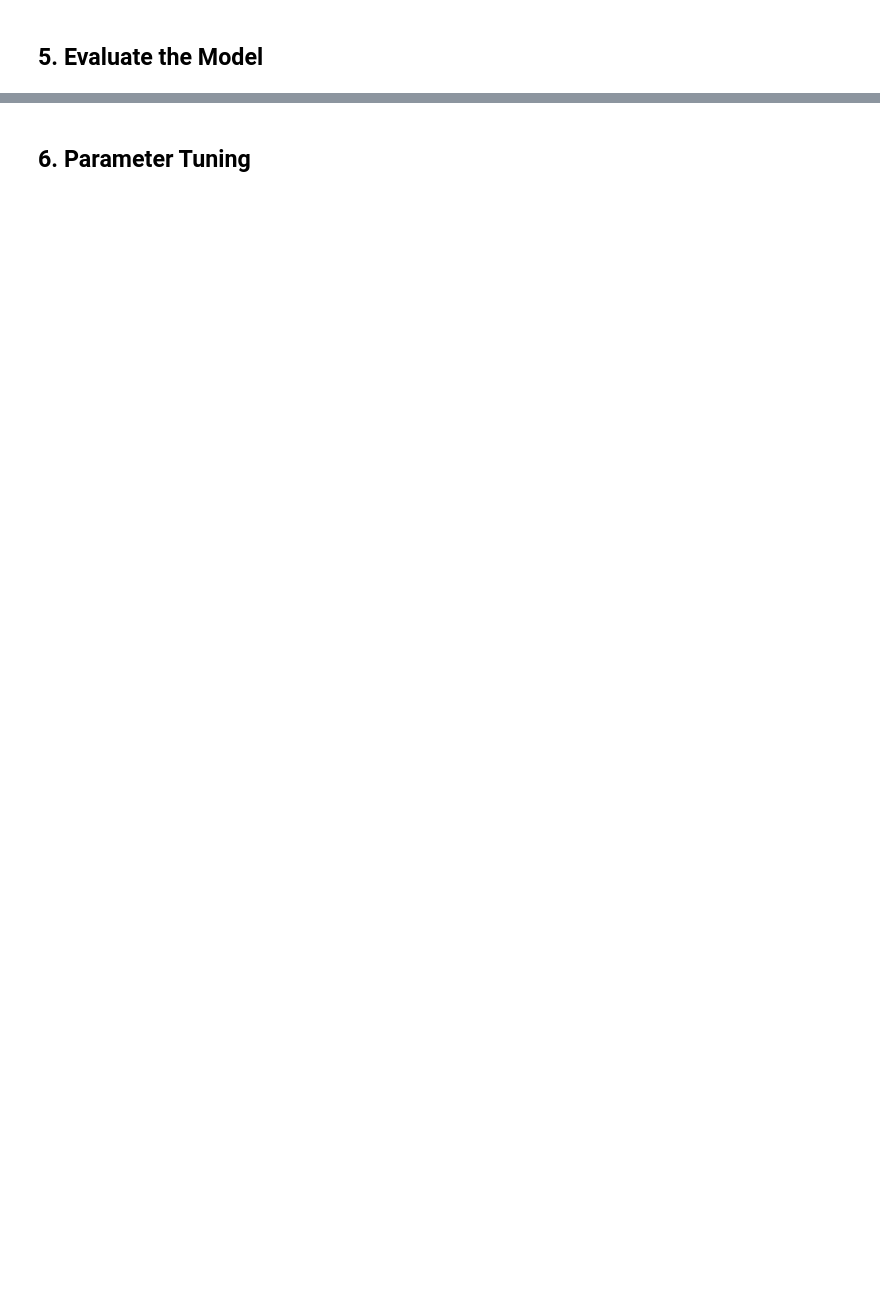
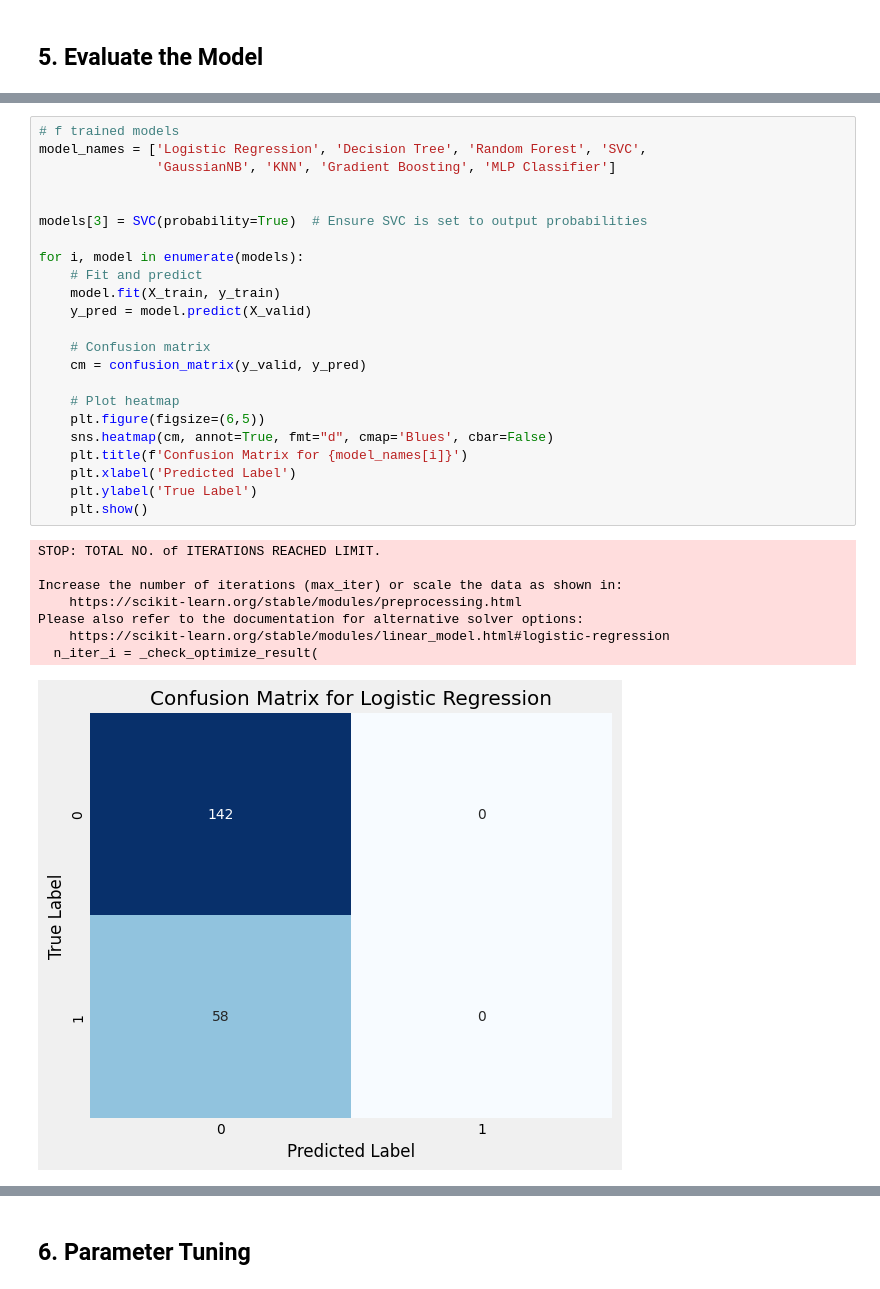
Before and after one commit to OskyRosky/MachineLearning, a Jupyter notebook: 1. Supervised Classication/ML_1.ipynb, the cells around one changed output, grey strips where cells are left out. Cells and saved outputs as stored; diff of their text form; blank space fills up the shorter version.

```diff
--- a/1. Supervised Classication/ML_1.ipynb
+++ b/1. Supervised Classication/ML_1.ipynb
@@ -215,0 +361,32 @@ model8 = MLPClassifier()
+# %%
+# f trained models
+model_names = ['Logistic Regression', 'Decision Tree', 'Random Forest', 'SVC',
+               'GaussianNB', 'KNN', 'Gradient Boosting', 'MLP Classifier']
+
+
+models[3] = SVC(probability=True)  # Ensure SVC is set to output probabilities
+
+for i, model in enumerate(models):
+    # Fit and predict
+    model.fit(X_train, y_train)
+    y_pred = model.predict(X_valid)
+
+    # Confusion matrix
+    cm = confusion_matrix(y_valid, y_pred)
+
+    # Plot heatmap
+    plt.figure(figsize=(6,5))
+    sns.heatmap(cm, annot=True, fmt="d", cmap='Blues', cbar=False)
+    plt.title(f'Confusion Matrix for {model_names[i]}')
+    plt.xlabel('Predicted Label')
+    plt.ylabel('True Label')
+    plt.show()
+# %% [output]
+STOP: TOTAL NO. of ITERATIONS REACHED LIMIT.
+
+Increase the number of iterations (max_iter) or scale the data as shown in:
+    https://scikit-learn.org/stable/modules/preprocessing.html
+Please also refer to the documentation for alternative solver options:
+    https://scikit-learn.org/stable/modules/linear_model.html#logistic-regression
+  n_iter_i = _check_optimize_result(
+[figure, added]
```
Also changed, not shown: parts of 44 cells of this notebook, 8 other files.
